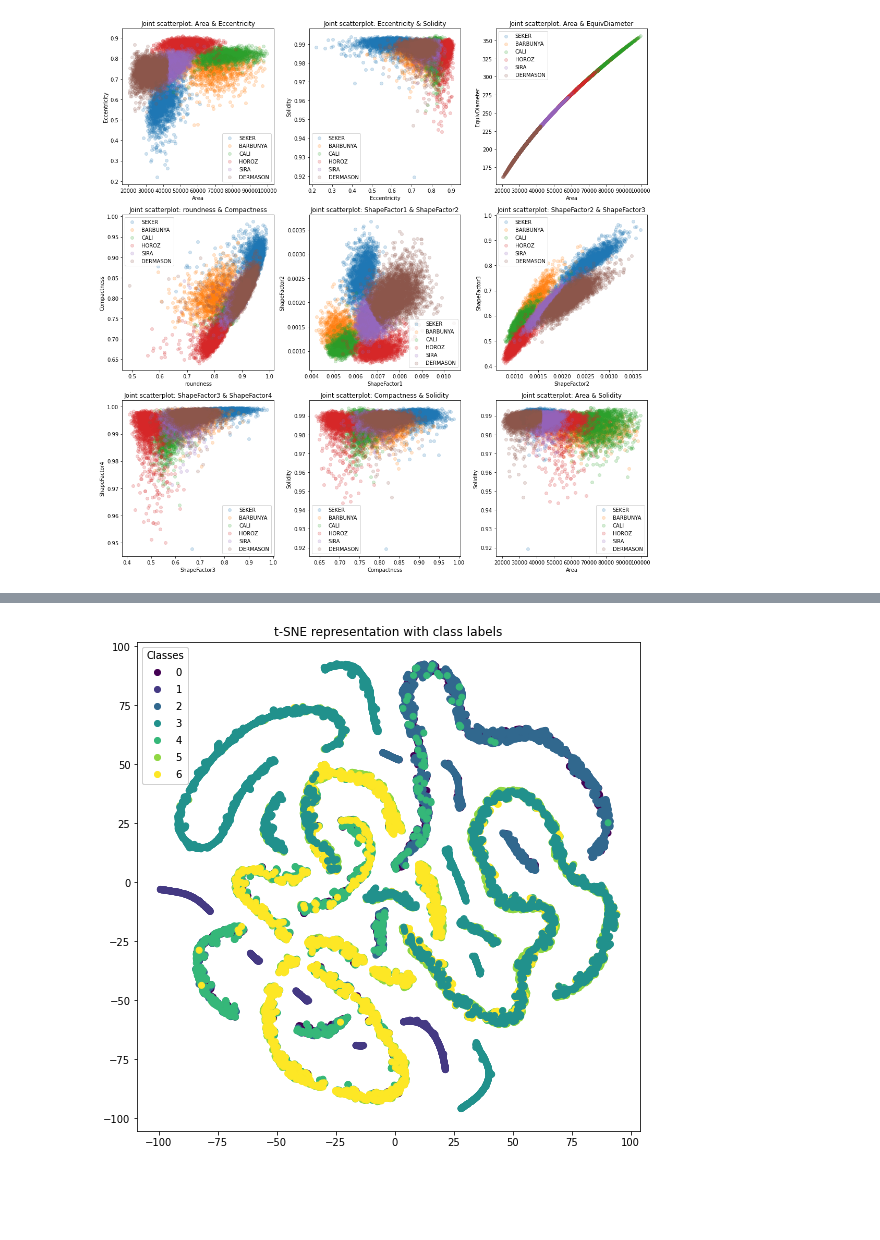
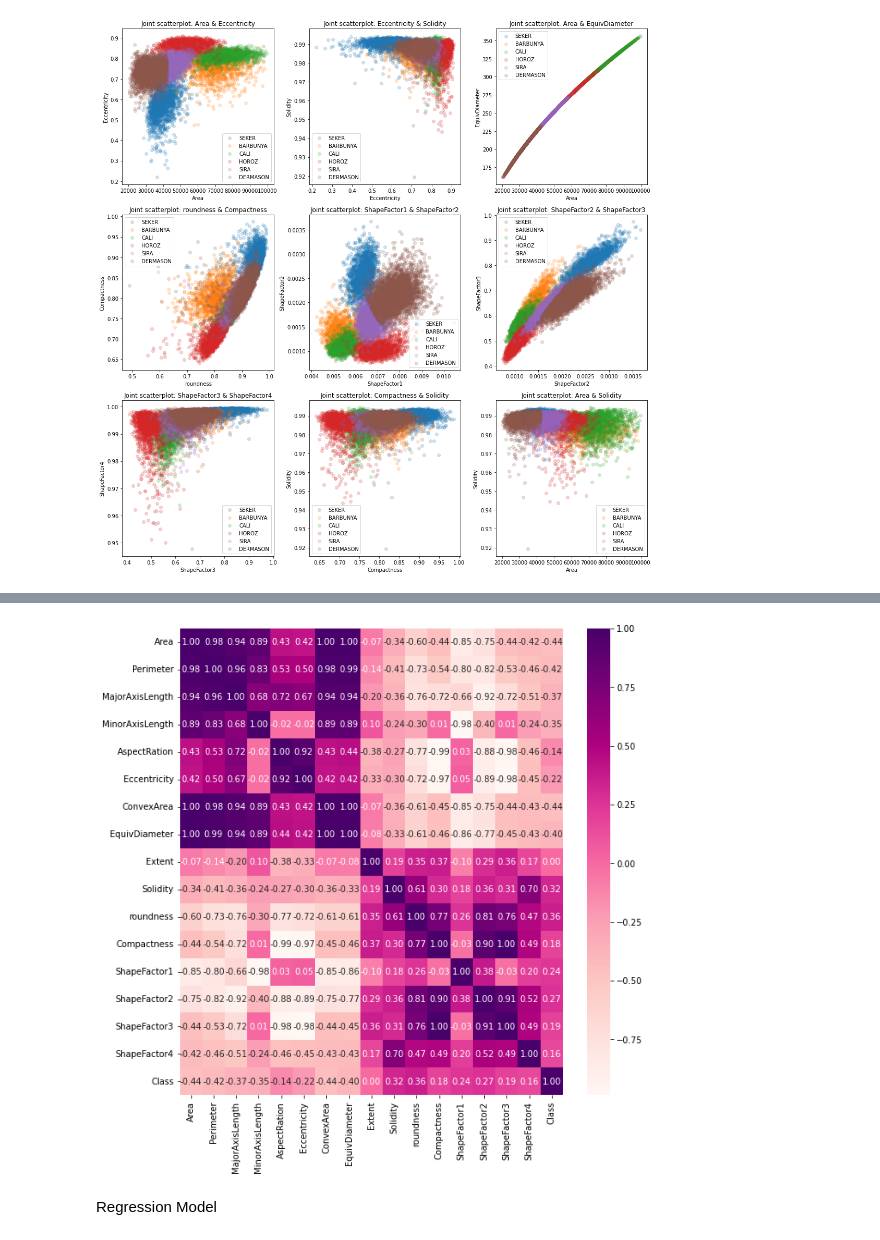
Before and after one commit to abinashrasonowal/Dry-Bean-Classifier, a Jupyter notebook: dry bean classifier.ipynb, the cells around one changed output, grey strips where cells are left out. Saved outputs shown, nothing was run; the diff lists cells and outputs as text; code cells hidden in the pictures; blank space fills up the shorter version.

```diff
--- a/dry bean classifier.ipynb
+++ b/dry bean classifier.ipynb
@@ -254,14 +209,9 @@ plt.show()
 # %%
-from sklearn.manifold import TSNE
 
-tsne = TSNE()
-transformed = tsne.fit_transform(df.drop('Class', axis=1))
-
+# Correlation of Dry Bran with Class
 from sklearn.preprocessing import LabelEncoder
-labels = LabelEncoder().fit_transform(df.Class)
-
-fig, ax = plt.subplots(figsize=(9, 9))
-ax.scatter(transformed[:, 0], transformed[:, 1], c=labels)
-plt.title('t-SNE representation')
-plt.show()
+le = LabelEncoder()
+df["Class"] = le.fit_transform(df["Class"])
+df_corr = df.corr()
+df_corr["Class"].sort_values(ascending = False)
 # %% [output]
@@ -269,18 +236,6 @@ plt.show()
-# %%
-tsne = TSNE()
-transformed = tsne.fit_transform(df.drop('Class', axis=1))
-
-labels = LabelEncoder().fit_transform(df['Class'])
-
-# Plot t-SNE representation
-fig, ax = plt.subplots(figsize=(9, 9))
-scatter = ax.scatter(transformed[:, 0], transformed[:, 1], c=labels)
-
-# Create a legend with class labels
-legend1 = ax.legend(*scatter.legend_elements(), title="Classes")
-ax.add_artist(legend1)
-
-plt.title('t-SNE representation with class labels')
-plt.show()
-# %% [output]
-[figure, removed]
+# %%
+plt.figure(figsize = (10, 10))
+sns.heatmap(df_corr, cmap = 'RdPu', annot = True, fmt = ".2f")
+plt.show()
+# %% [output]
+[figure, added]
@@ -286,0 +254,2 @@ plt.show()
+# %% [markdown]
+Regression Model
```
Also changed, not shown: parts of 47 cells of this notebook, 8 other files.
